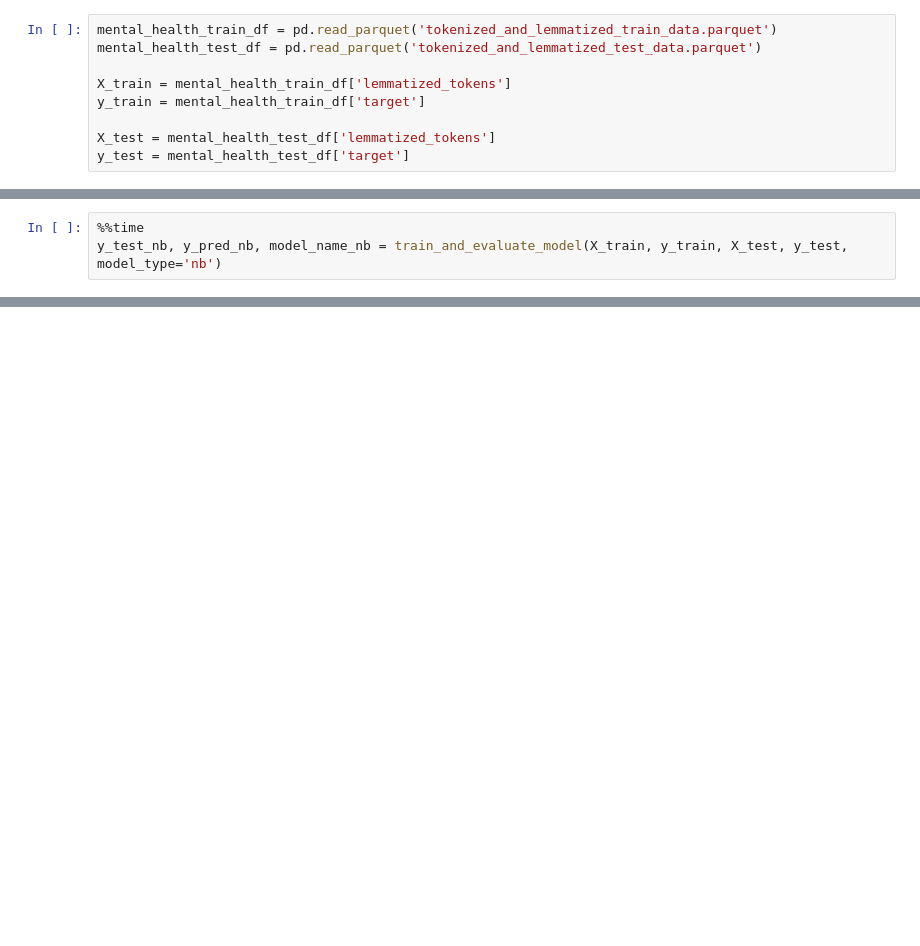
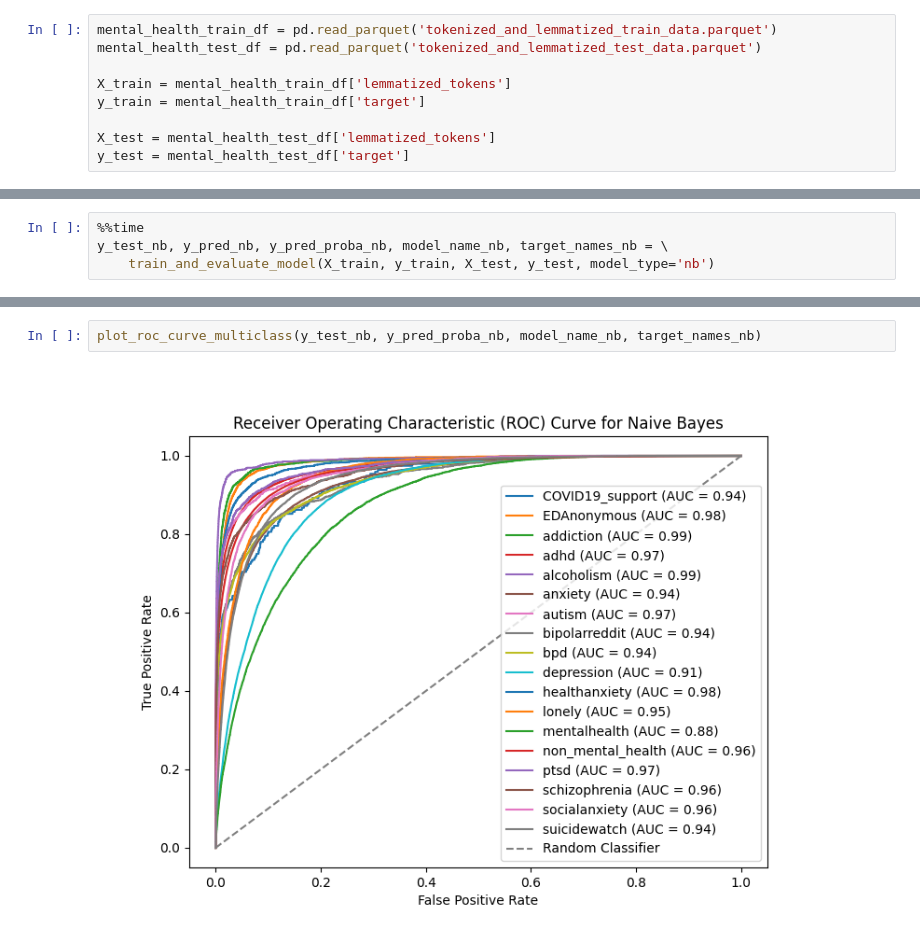
Before and after one commit to KeshavElangoDS/Mental-Health-Analysis-using-Social-Media-Data, a Jupyter notebook: spacy_tfidf_classification.ipynb, the cells around one changed output, grey strips where cells are left out. Drawn from its saved outputs; the diff is of its cells as text; blank space fills up the shorter version.

```diff
--- a/spacy_tfidf_classification.ipynb
+++ b/spacy_tfidf_classification.ipynb
@@ -55,5 +58,6 @@ Wall time: 3.55 s
 # %%
 %%time
-y_test_nb, y_pred_nb, model_name_nb = train_and_evaluate_model(X_train, y_train, X_test, y_test, model_type='nb')
+y_test_nb, y_pred_nb, y_pred_proba_nb, model_name_nb, target_names_nb = \
+    train_and_evaluate_model(X_train, y_train, X_test, y_test, model_type='nb')
 # %% [output]
 Model saved as ONNX at nb_mental_health.onnx
@@ -157,0 +168,4 @@ Wall time: 3.52 s
+# %%
+plot_roc_curve_multiclass(y_test_nb, y_pred_proba_nb, model_name_nb, target_names_nb)
+# %% [output]
+[figure, added]
```
Also changed, not shown: parts of 12 cells of this notebook, 10 other files.
